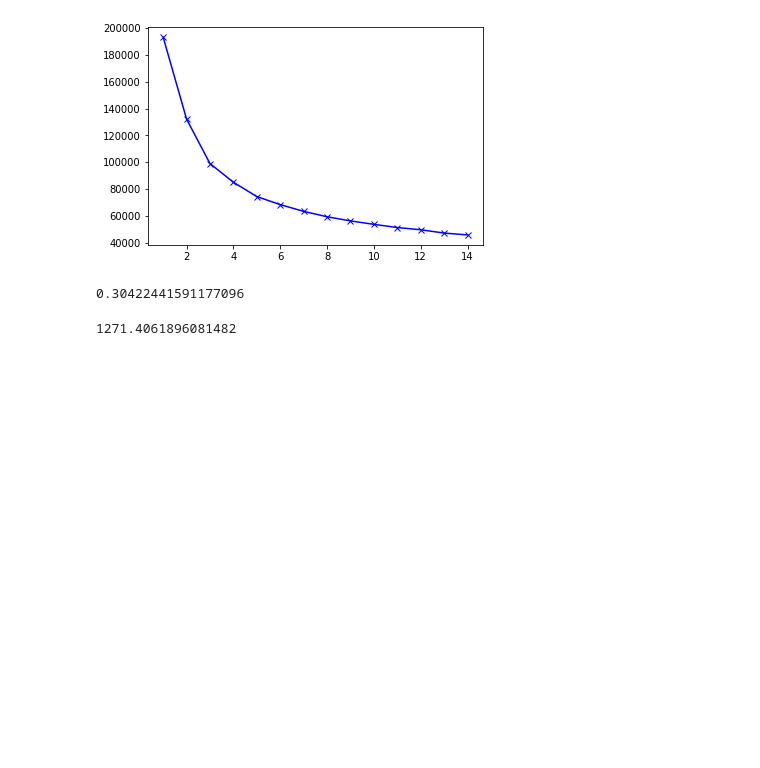
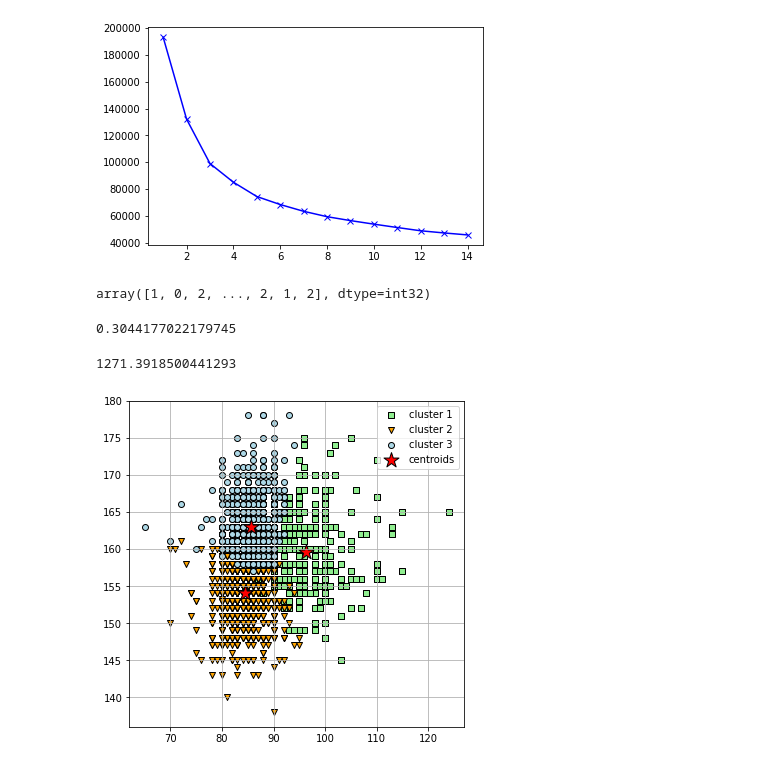
Before and after one commit to andyle0302/kmeanBasic, a Jupyter notebook: kmeanBasic.ipynb, the cells around one changed output. Cells and saved outputs as stored; diff of their text form; code cells hidden in the pictures; blank space fills up the shorter version.

```diff
--- a/kmeanBasic.ipynb
+++ b/kmeanBasic.ipynb
@@ -166,13 +161,53 @@ plt.show()
 # print(n_cls)
 # %%
 k_means_3 = KMeans(n_clusters = 3)
-k_means_3.fit(actress_np)
-labels_3 = k_means_3.labels_
+model = k_means_3.fit(actress_np)
+result = k_means_3.labels_
+# %%
+result
+# %% [output]
+array([1, 0, 2, ..., 2, 1, 2], dtype=int32)
 # %%
-metrics.silhouette_score(actress_np,labels_3, metric='euclidean')
+metrics.silhouette_score(actress_np, result, metric='euclidean')
 # %% [output]
-0.30422441591177096
+0.3044177022179745
 # %%
-metrics.calinski_harabasz_score(actress_np, labels_3)
+metrics.calinski_harabasz_score(actress_np, result)
 # %% [output]
-1271.4061896081482
+1271.3918500441293
+# %%
+t = plt.figure(figsize=(6,6))
+plt.scatter(
+    actress_np[result == 0, 0], actress_np[result == 0, 3],
+    c = 'lightgreen',
+    marker = 's',
+    edgecolors = 'black',
+    label = 'cluster 1'
+)
+plt.scatter(
+    actress_np[result == 1, 0], actress_np[result == 1, 3],
+    c = 'orange',
+    marker = 'v',
+    edgecolors = 'black',
+    label = 'cluster 2'
+)
+plt.scatter(
+    actress_np[result == 2, 0], actress_np[result == 2, 3],
+    c = 'lightblue',
+    marker = 'o',
+    edgecolors = 'black',
+    label = 'cluster 3'
+)
+plt.scatter(
+    model.cluster_centers_[:,0], model.cluster_centers_[:,3],
+    c = 'red', s = 250,
+    marker = '*',
+    edgecolors = 'black',
+    label = 'centroids'
+)
+
+plt.legend(scatterpoints = 1)
+plt.grid()
+plt.show()
+# %% [output]
+[figure, added]
```
Also changed, not shown: parts of 8 cells of this notebook.
